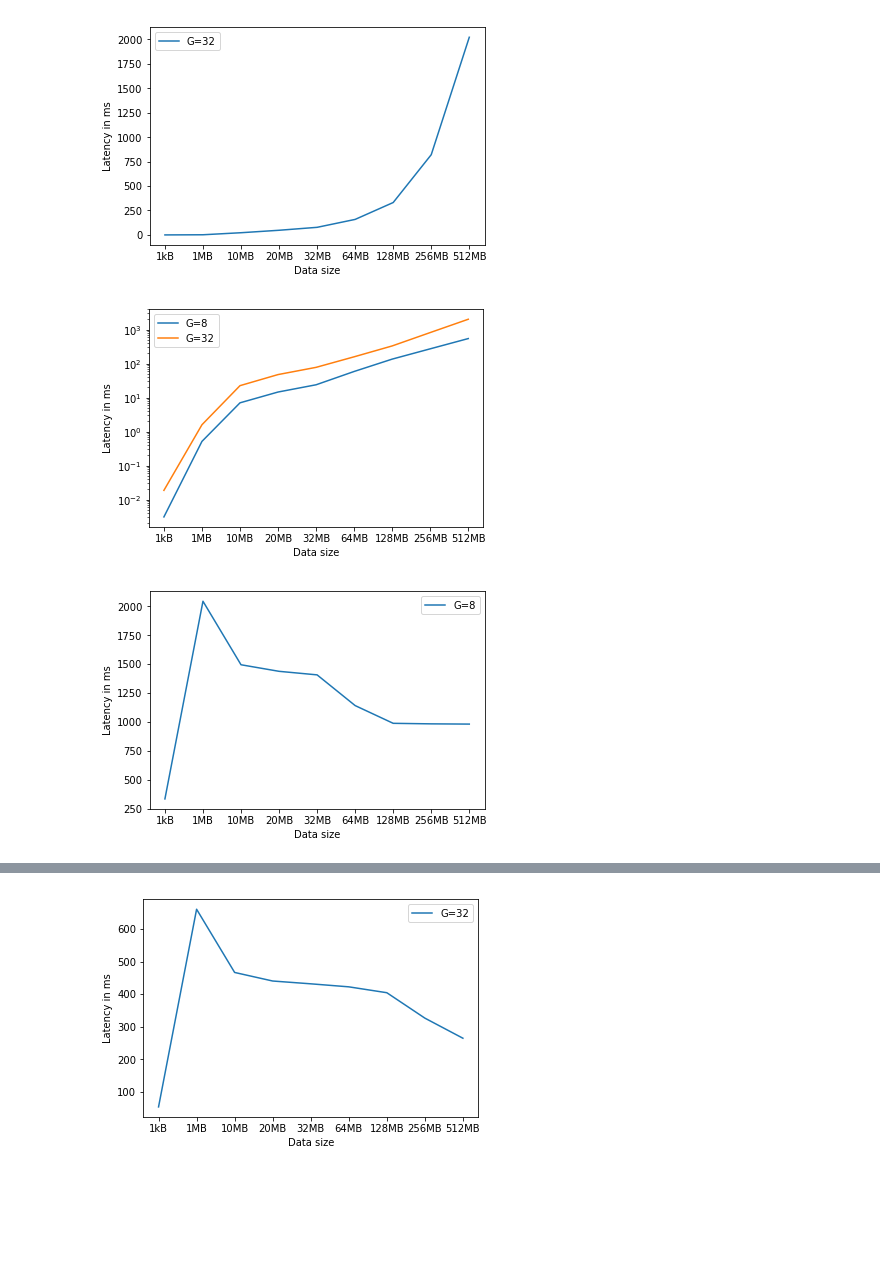
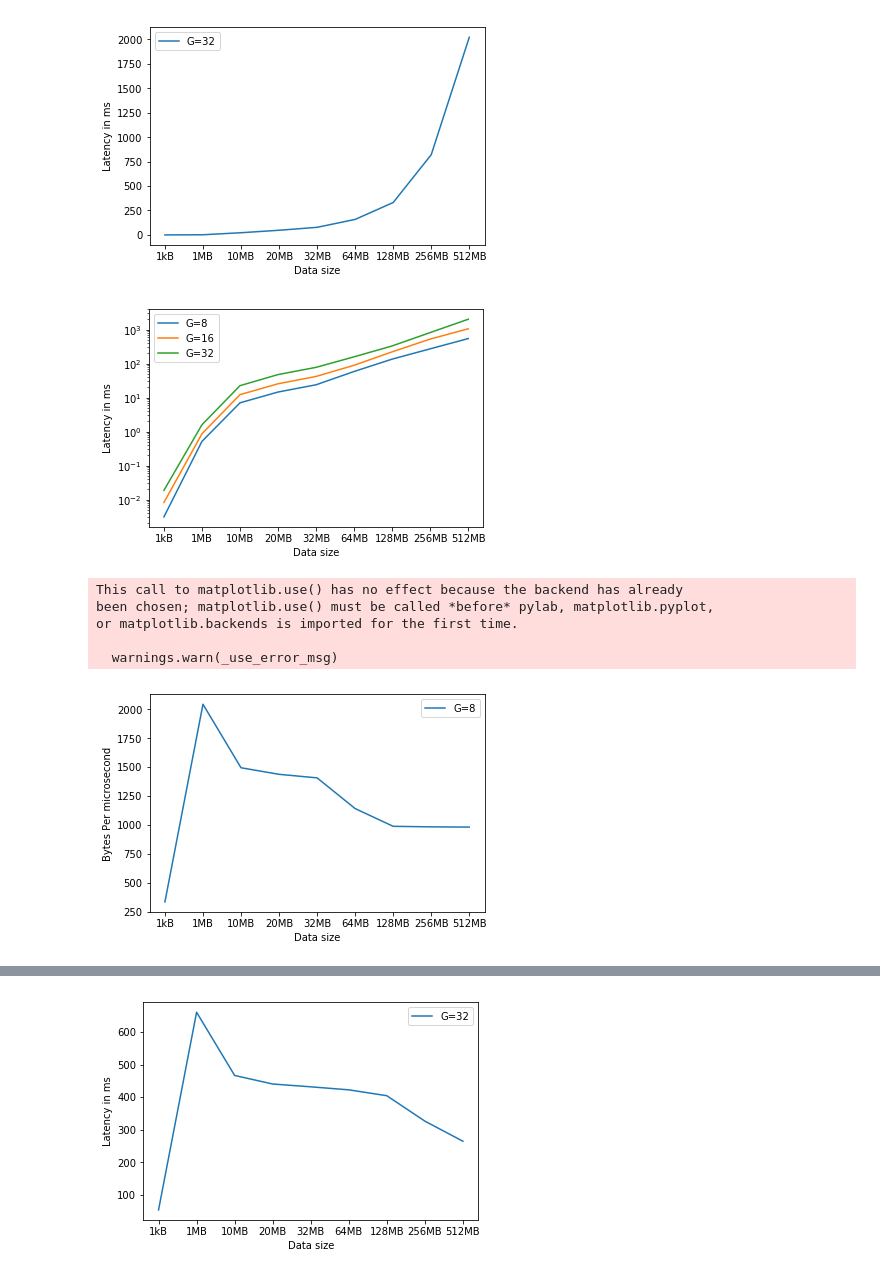
Before and after one commit to looopTools/sw9-source, a Jupyter notebook: RLNC_performance_study.ipynb, the cells around one changed output, grey strips where cells are left out. Cells and saved outputs as stored; diff of their text form; code cells hidden in the pictures; blank space fills up the shorter version.

```diff
--- a/RLNC_performance_study.ipynb
+++ b/RLNC_performance_study.ipynb
@@ -247,6 +374,30 @@ def read_gen_eight():
     latencies[8] = get_latency(five_hundre_and_twelve_mb)
     return latencies
 
+def read_gen_sixteen():
+    five_hundre_and_twelve_mb = 'results/1511427894_full_vector_encoder_1_0_16_33554432'
+    two_hundre_and_fifty_six_mb = 'results/1511454980_full_vector_encoder_1_0_16_16777216'
+    one_hundre_and_twenty_eight_mb = 'results/1511470001_full_vector_encoder_1_0_16_8388608'
+    sixty_four_mb = 'results/1511479334_full_vector_encoder_1_0_16_4194304'
+    thirdy_two_mb = 'results/1511516065_full_vector_encoder_1_0_16_2097152'
+    twenty_mb = 'results/1511524913_full_vector_encoder_1_0_16_1310720'
+    ten_mb = 'results/1511529363_full_vector_encoder_1_0_16_655360'
+    one_mb = 'results/1511534339_full_vector_encoder_1_0_16_65536'
+    one_kb = 'results/1511534688_full_vector_encoder_1_0_16_64'
+
+    latencies = {}
+
+    latencies[0] = get_latency(one_kb)
+    latencies[1] = get_latency(one_mb)
+    latencies[2] = get_latency(ten_mb)
+    latencies[3] = get_latency(twenty_mb)
+    latencies[4] = get_latency(thirdy_two_mb)
+    latencies[5] = get_latency(sixty_four_mb)
+    latencies[6] = get_latency(one_hundre_and_twenty_eight_mb)
+    latencies[7] = get_latency(two_hundre_and_fifty_six_mb)
+    latencies[8] = get_latency(five_hundre_and_twelve_mb)
+    return latencies
+
 def read_gen_thirdy_two():
     one_kb = 'results/1511252697_full_vector_encoder_1_0_32_32'
     one_mb = 'results/1511252611_full_vector_encoder_1_0_32_32768'
@@ -268,35 +419,42 @@ def read_gen_thirdy_two():
     latencies[5] = get_latency(sixty_four_mb)
     latencies[6] = get_latency(one_hundre_and_twenty_eight_mb)
     latencies[7] = get_latency(two_hundre_and_fifty_six_mb)
     latencies[8] = get_latency(five_hundre_and_twelve_mb)
     return latencies
 
 eight_latencies = read_gen_eight()
 eight_data_size = np.array(eight_latencies.keys())
 eight_latency = np.array(eight_latencies.values())
 
+sixteen_latencies = read_gen_sixteen()
+sixteen_data_size = np.array(sixteen_latencies.keys())
+sixteen_latency = np.array(sixteen_latencies.values())
+
 thridy_two_latencies = read_gen_thirdy_two()
 thridy_two_data_size = np.array(thridy_two_latencies.keys())
 thridy_two_latency = np.array(thridy_two_latencies.values())
 
 
 pd.DataFrame
 fig = plt.figure()
 my_xticks = ['1kB','1MB','10MB','20MB','32MB','64MB','128MB','256MB','512MB']
 plt.xticks(eight_data_size, my_xticks)
 plt.plot(eight_data_size, eight_latency)
 
+plt.xticks(sixteen_data_size, my_xticks)
+plt.plot(sixteen_data_size, sixteen_latency)
+
 plt.xticks(thridy_two_data_size, my_xticks)
 plt.plot(thridy_two_data_size, thridy_two_latency)
 
 plt.yscale("log", nonposy="clip")
-plt.legend(['G=8', 'G=32'])
+plt.legend(['G=8', 'G=16', 'G=32'])
 plt.ylabel('Latency in ms')
 plt.xlabel('Data size')
 fig.savefig('results/graphs/full_vector_gen_comparison.eps')
 plt.show()
 # %% [output]
-[figure, old version]
+[figure, new version]
 # %%
 ## Generation Size: 8
 ## Full Vector - throughput
@@ -356,9 +514,14 @@ my_xticks = ['1kB','1MB','10MB','20MB','32MB','64MB','128MB','256MB','512MB']
 plt.xticks(data_size, my_xticks)
 plt.plot(data_size, latency)
 plt.legend(['G=8'])
-plt.ylabel('Latency in ms')
+plt.ylabel('Bytes Per microsecond')
 plt.xlabel('Data size')
 fig.savefig('results/graphs/full_vector_through_put_gen_8.eps')
 plt.show()
 # %% [output]
+This call to matplotlib.use() has no effect because the backend has already
+been chosen; matplotlib.use() must be called *before* pylab, matplotlib.pyplot,
+or matplotlib.backends is imported for the first time.
+
+  warnings.warn(_use_error_msg)
-[figure, old version]
+[figure, new version]
```
Also changed, not shown: parts of 6 cells of this notebook, 22 other files.
